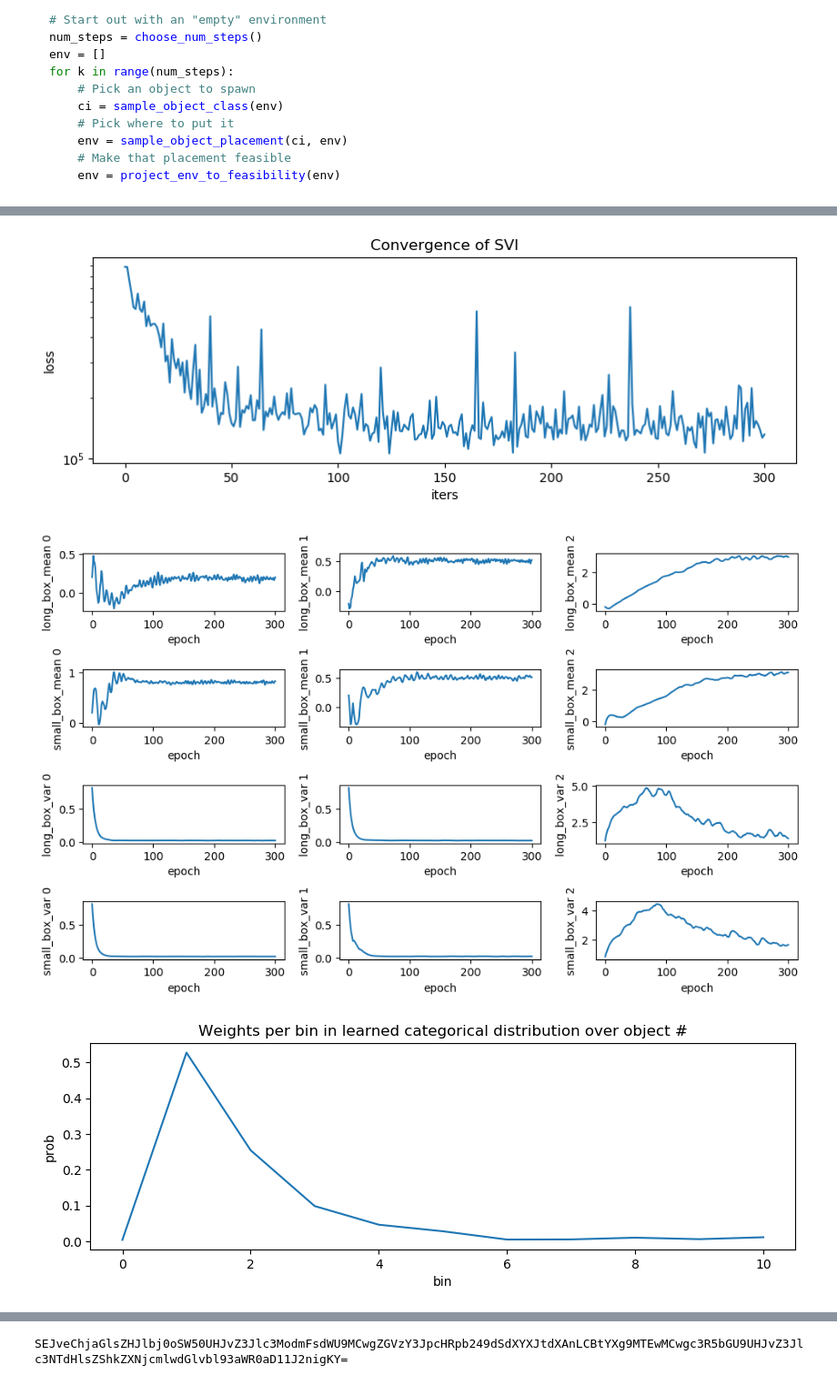
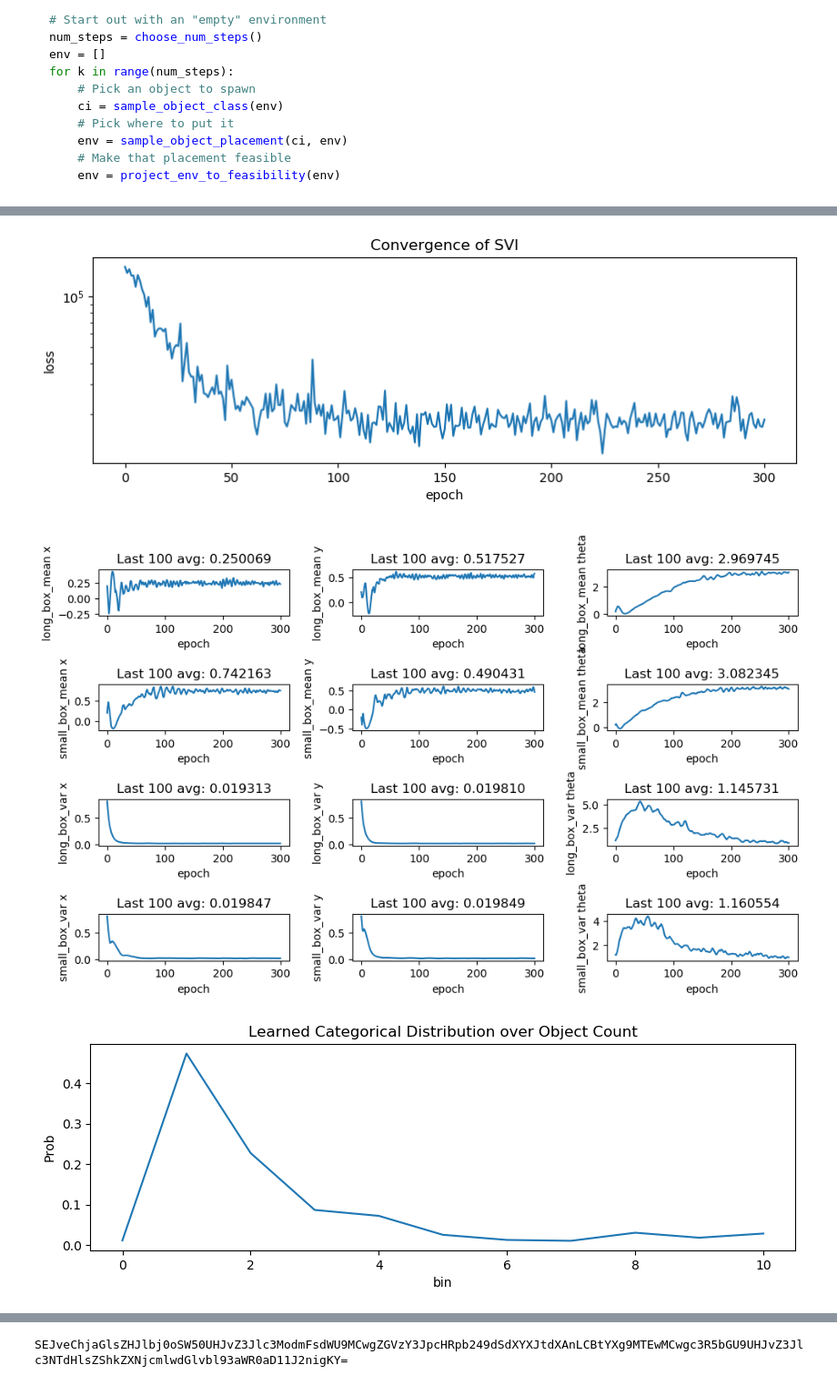
Before and after one commit to gizatt/scene_generation, a Jupyter notebook: 20181216 Planar Scene Arrangements Pyro, Two Object, with Projections.ipynb, the cells around one changed output, grey strips where cells are left out. Shown at 91% size. Drawn from its saved outputs; the diff is of its cells as text; code cells hidden in the pictures.

```diff
--- a/20181216 Planar Scene Arrangements Pyro, Two Object, with Projections.ipynb
+++ b/20181216 Planar Scene Arrangements Pyro, Two Object, with Projections.ipynb
@@ -15,3 +15,19 @@ try:
     from yaml import CLoader as Loader
 except ImportError:
     from yaml import Loader
+
+# Illustrate a few example scenes from the training set
+import generate_planar_scene_arrangements as psa_utils
+import differentiable_nlp as diff_nlp
+from copy import deepcopy
+
+def draw_rbt(ax, rbt, q):
+    psa_utils.draw_board_state(ax, rbt, q)
+
+    patch = patches.Rectangle([0., 0.], 1., 1., fill=True, color=[0., 1., 0.],
+                              linestyle='solid', linewidth=2, alpha=0.3)
+    ax.add_patch(patch)
+
+def draw_environment(environment, ax):
+    rbt, q = psa_utils.build_rbt_from_summary(environment)
+    draw_rbt(ax, rbt, q)
@@ -141,9 +160,9 @@ n_object_classes = len(object_classes)
 
 prior_means_by_class = {
      "small_box": dist.Normal(
-        torch.Tensor([0.75, 0.5, np.pi]), torch.Tensor([0.05, 0.05, np.pi/2.])).to_event(1),
+        torch.Tensor([0.5, 0.5, np.pi]), torch.Tensor([0.25, 0.25, np.pi/2.])).to_event(1),
      "long_box": dist.Normal(
-        torch.Tensor([0.25, 0.5, np.pi]), torch.Tensor([0.05, 0.05, np.pi/2.])).to_event(1),
+        torch.Tensor([0.5, 0.5, np.pi]), torch.Tensor([0.25, 0.25, np.pi/2.])).to_event(1),
 }
 
 def sample_object_class(generated_data, i, keep_going, obs=None):
@@ -161,7 +180,7 @@ class ObjectWorldPriorDescription:
         self.mean = pyro.sample('%s_mean' % object_classes[ci],
                                 prior_means_by_class[object_classes[ci]])
         self.var = pyro.sample('%s_var' % object_classes[ci], dist.LogNormal(
-            torch.Tensor([-4.0, -4.0, 1.0]), torch.Tensor([0.01, 0.01, 1.0])).to_event(1))
+            torch.Tensor([-4.0, -4.0, 1.0]), torch.Tensor([0.02, 0.02, 1.0])).to_event(1))
         self.dist = dist.MultivariateNormal(self.mean, torch.diag(self.var))
 
 rbts_cache = {}
@@ -205,7 +224,6 @@ def sample_object_placement(ci, generated_data, i, keep_going, object_world_prio
     one_hot = one_hot.view(-1, 1, n_object_classes)
     new_pose = one_hot.matmul(torch.stack(new_pose_by_class, dim=1)).view(ci.shape[0], 3)
 
-    '''
     # no projection, this mixture
     if obs is not None:
         poutine.mask(
@@ -214,7 +232,6 @@ def sample_object_placement(ci, generated_data, i, keep_going, object_world_prio
                                 obs=obs),
             keep_going)()
     return new_pose
-    '''
     '''
     # no projection, maskedmixture
     new_pose = poutine.mask(
@@ -375,10 +394,15 @@ data = vectorize_environments(environments)
 
 snapshots = {}
 for i in range(301):
+    # Guesses on important things:
     # Big subsamples appear really important -- I had major loss of
     # convergence when using smaller subsample sizes (like ~50).
-    # I may have also fixed a bug that I didn't realize... :P
-    loss = svi.step(data, subsample_size=100)
+    # Also important: prior on the variance must be REALLY low.
+    # Otherwise long_box_mean diverges to negative... :(
+    # I think there's a fundamental problem with variance estimation
+    # under this guide / with this system -- see the single-box-dataset
+    # estimates that don't capture the x vs y variance.
+    loss = svi.step(data, subsample_size=50)
 
     losses.append(loss)
     snapshot_median = global_guide.median()
@@ -448,32 +467,36 @@ KeyboardInterrupt:
 # %%
 plt.figure(figsize=(10,3), dpi=100).set_facecolor('white')
 plt.plot(losses)
-plt.xlabel('iters')
+plt.xlabel('epoch')
 plt.ylabel('loss')
 plt.yscale('log')
 plt.title('Convergence of SVI');
 #print global_guide.median()
 
 plt.figure(figsize=(10,6), dpi=100).set_facecolor('white')
 keys = ["long_box_mean", "small_box_mean", "long_box_var", "small_box_var"]
+fit_vals = {}
 n_plots = len(keys)
 for i, key in enumerate(keys):
     data_across_epochs = np.vstack(snapshots[key])
+    names = ["x", "y", "theta"]
     for k in range(3):
         plt.subplot(n_plots, 3, i*3+k+1)
         start_epoch = 0
         plt.plot(np.arange(start_epoch, data_across_epochs.shape[0]), data_across_epochs[start_epoch:, k])
         plt.xlabel('epoch')
-        plt.ylabel(key + " %d" % k)
+        plt.ylabel(key + " %s" % names[k])
+        plt.title("Last 100 avg: %f" % data_across_epochs[-100:, k].mean())
+    fit_vals[key] = data_across_epochs[-100:].mean(axis=0)
 plt.tight_layout()
 
 plt.figure(figsize=(10,3), dpi=100).set_facecolor('white')
 plt.plot(global_guide.median()["num_objects_weights"].cpu().detach().numpy())
 plt.xlabel('bin')
-plt.ylabel('prob')
-plt.title('Weights per bin in learned categorical distribution over object #');
+plt.ylabel('Prob')
+plt.title('Learned Categorical Distribution over Object Count');
 # %% [output]
-[figure, old version]
+[figure, new version]
-[figure, old version]
+[figure, new version]
-[figure, old version]
+[figure, new version]
 # %%
```
Also changed, not shown: parts of 8 cells of this notebook, 5 other files.
